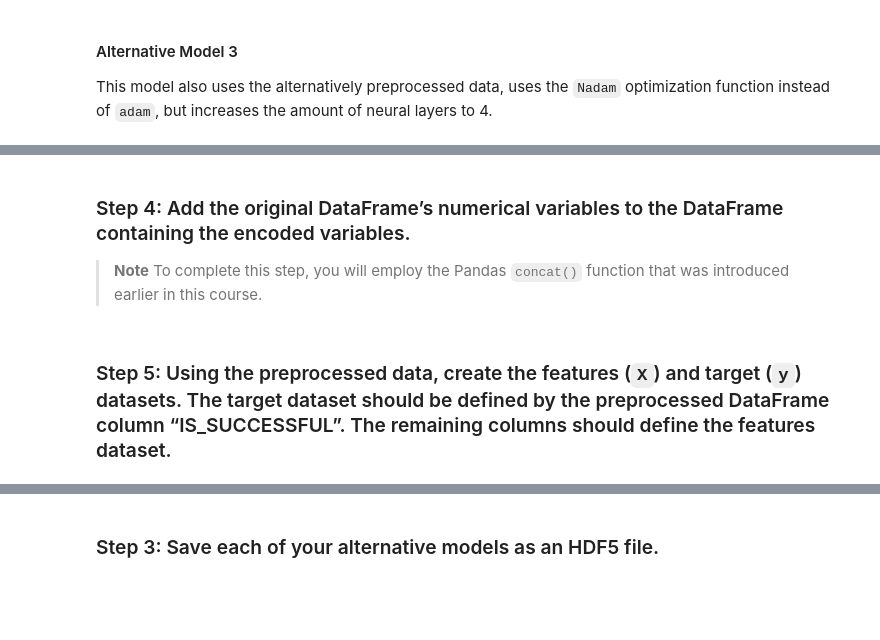
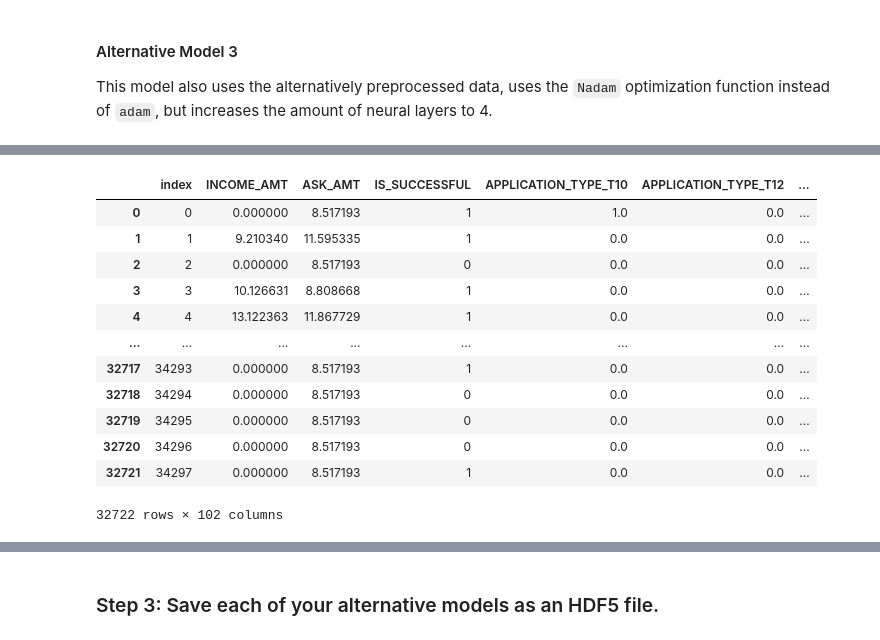
Before and after one commit to phodsman/Venture-Capital-Neural-Network-Classifier, a Jupyter notebook: venture_funding_with_deep_learning.ipynb, the cells around one changed output, grey strips where cells are left out. Cells and saved outputs as stored; diff of their text form; code cells hidden in the pictures; blank space fills up the shorter version.

```diff
--- a/venture_funding_with_deep_learning.ipynb
+++ b/venture_funding_with_deep_learning.ipynb
@@ -583,3 +850,3 @@ applicant_data_df_a2
 # %%
 # drop all rows with funding requests over $1,000,000
-small_funding_df = applicant_data_df_a2.loc[(applicant_data_df_a2["ASK_AMT"] <= 200000)]
+small_funding_df = applicant_data_df_a2.loc[(applicant_data_df_a2["ASK_AMT"] <= 1000000)]
@@ -628,15 +990,23 @@ encoded_df_a2
-# %% [markdown]
-### Step 4: Add the original DataFrame’s numerical variables to the DataFrame containing the encoded variables.
-
-> **Note** To complete this step, you will employ the Pandas `concat()` function that was introduced earlier in this course.
 # %%
 # Add the numerical variables from the original DataFrame to the one-hot encoding DataFrame
 preprocessed_df_a2 = pd.concat([small_funding_df.drop(columns=categorical_variables), encoded_df_a2], axis=1)
 
 # Review the Dataframe
-preprocessed_df_a2
+display(preprocessed_df_a2)
+# %% [output]
+|  | index | INCOME_AMT | ASK_AMT | IS_SUCCESSFUL | APPLICATION_TYPE_T10 | APPLICATION_TYPE_T12 | ... |
+| 0 | 0 | 0.000000 | 8.517193 | 1 | 1.0 | 0.0 | ... |
+| 1 | 1 | 9.210340 | 11.595335 | 1 | 0.0 | 0.0 | ... |
+| 2 | 2 | 0.000000 | 8.517193 | 0 | 0.0 | 0.0 | ... |
+| 3 | 3 | 10.126631 | 8.808668 | 1 | 0.0 | 0.0 | ... |
+| 4 | 4 | 13.122363 | 11.867729 | 1 | 0.0 | 0.0 | ... |
+| ... | ... | ... | ... | ... | ... | ... | ... |
+| 32717 | 34293 | 0.000000 | 8.517193 | 1 | 0.0 | 0.0 | ... |
+| 32718 | 34294 | 0.000000 | 8.517193 | 0 | 0.0 | 0.0 | ... |
+| 32719 | 34295 | 0.000000 | 8.517193 | 0 | 0.0 | 0.0 | ... |
+| 32720 | 34296 | 0.000000 | 8.517193 | 0 | 0.0 | 0.0 | ... |
+| 32721 | 34297 | 0.000000 | 8.517193 | 1 | 0.0 | 0.0 | ... |
+32722 rows × 102 columns
-# %% [markdown]
-### Step 5: Using the preprocessed data, create the features (`X`) and target (`y`) datasets. The target dataset should be defined by the preprocessed DataFrame column “IS_SUCCESSFUL”. The remaining columns should define the features dataset.
 # %%
 # Define the target set y using the IS_SUCCESSFUL column
 y = preprocessed_df_a2["IS_SUCCESSFUL"]
```
Also changed, not shown: parts of 55 cells of this notebook, 1 other file.
